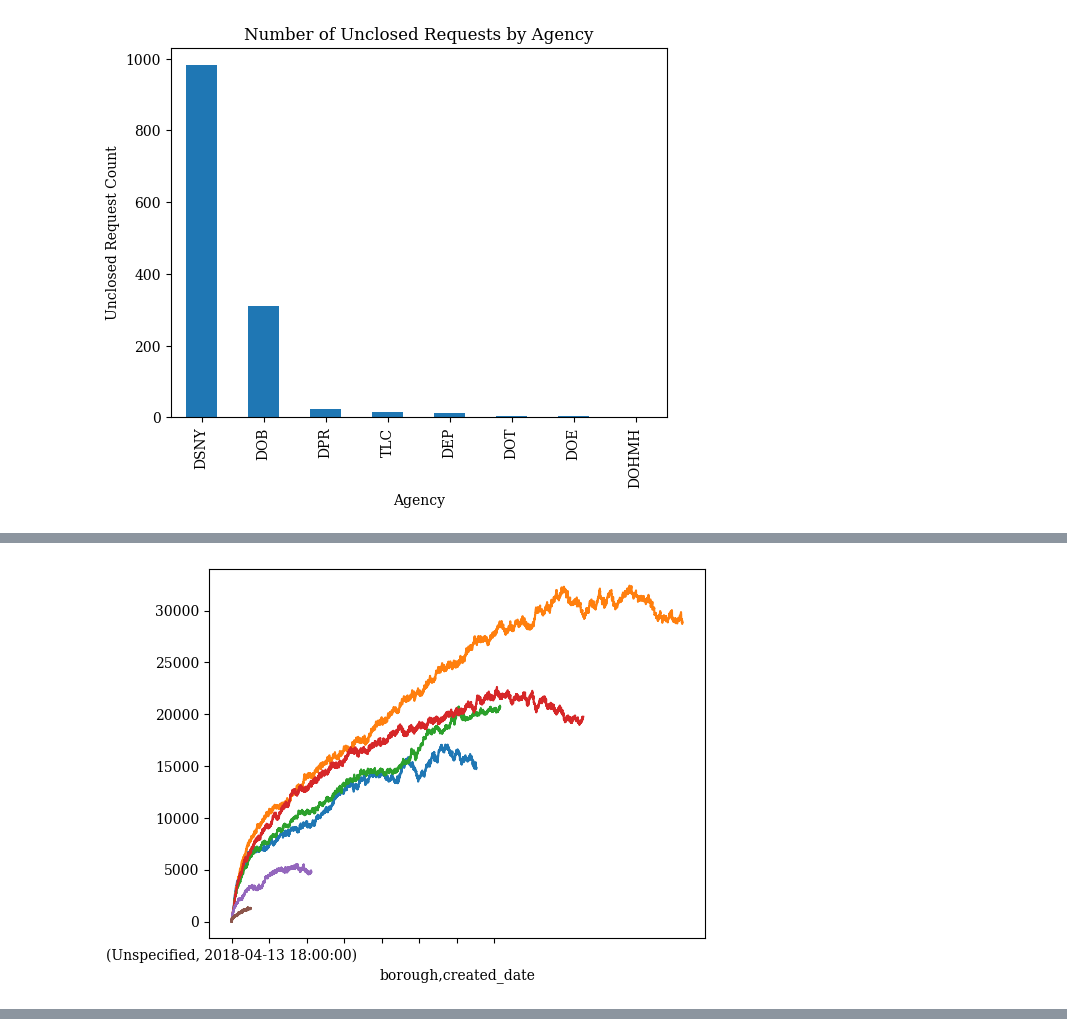
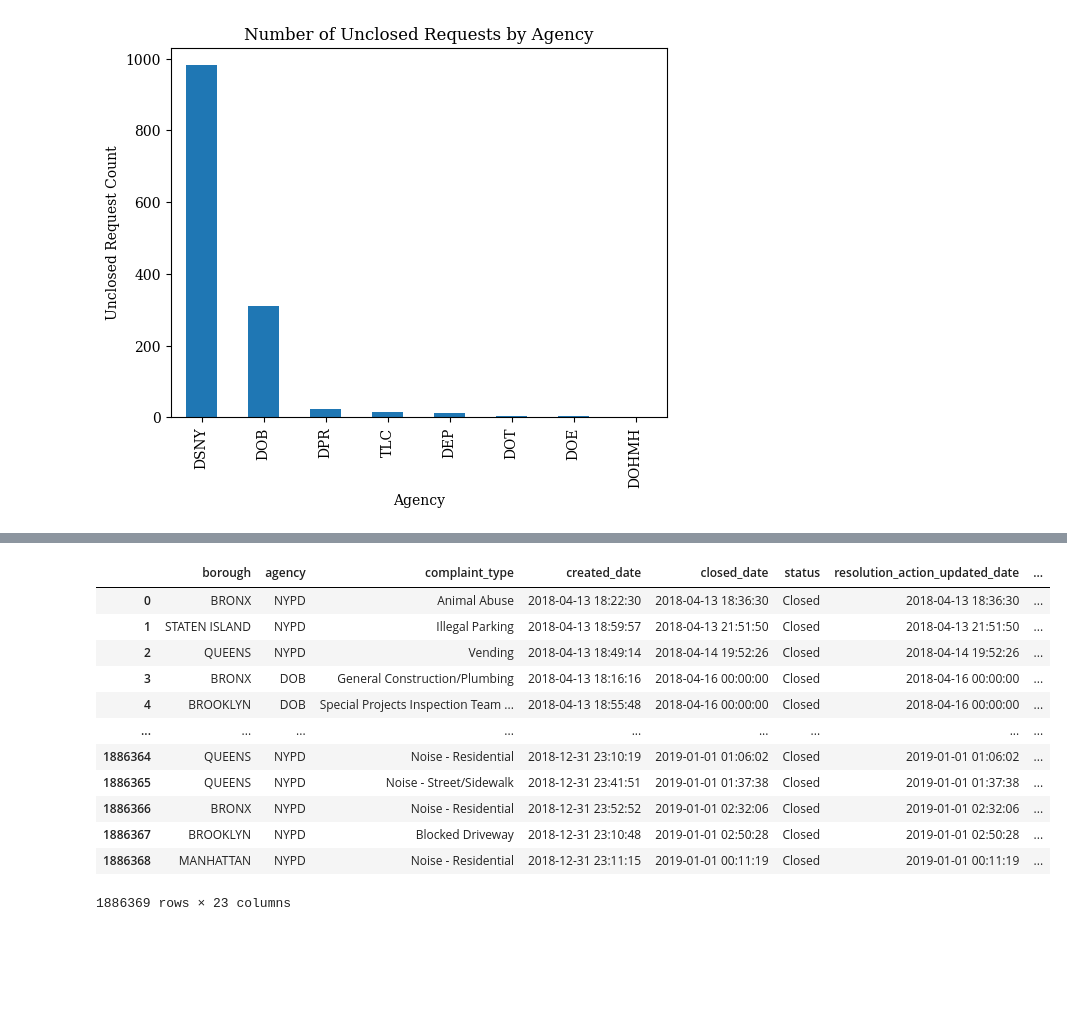
Before and after one commit to jamorr/Capstone, a Jupyter notebook: src/preprocessing.ipynb, the cells around one changed output, grey strips where cells are left out. Drawn from its saved outputs; the diff is of its cells as text; code cells hidden in the pictures; blank space fills up the shorter version.

```diff
--- a/src/preprocessing.ipynb
+++ b/src/preprocessing.ipynb
@@ -186,11 +253,18 @@ def add_open_count_feat(df:pd.DataFrame, features:list[str]):
 # %%
+# calculate number of open requests divided by a powerset of s
+s = ["borough", "agency","complaint_type"]
 try:
-    closed, created = add_open_count_feat(df, ["borough"])
+    for c in chain.from_iterable(combinations(s, r) for r in range(len(s)+1)):
+        if c == ():
+            continue
+        c = list(c)
+        add_open_count_feat(df, c)
 except Exception as e:
     display(df)
-    df.reset_index("borough", inplace=True)
+
+    df.reset_index(c, inplace=True)
     df.reset_index(drop=True,inplace=True)
+
     raise e
-# df
+df
 # %% [output]
-[figure, removed]
@@ -196,0 +288,13 @@ except Exception as e:
+|  | borough | agency | complaint_type | created_date | closed_date | status | resolution_action_updated_date | ... |
+| 0 | BRONX | NYPD | Animal Abuse | 2018-04-13 18:22:30 | 2018-04-13 18:36:30 | Closed | 2018-04-13 18:36:30 | ... |
+| 1 | STATEN ISLAND | NYPD | Illegal Parking | 2018-04-13 18:59:57 | 2018-04-13 21:51:50 | Closed | 2018-04-13 21:51:50 | ... |
+| 2 | QUEENS | NYPD | Vending | 2018-04-13 18:49:14 | 2018-04-14 19:52:26 | Closed | 2018-04-14 19:52:26 | ... |
+| 3 | BRONX | DOB | General Construction/Plumbing | 2018-04-13 18:16:16 | 2018-04-16 00:00:00 | Closed | 2018-04-16 00:00:00 | ... |
+| 4 | BROOKLYN | DOB | Special Projects Inspection Team ... | 2018-04-13 18:55:48 | 2018-04-16 00:00:00 | Closed | 2018-04-16 00:00:00 | ... |
+| ... | ... | ... | ... | ... | ... | ... | ... | ... |
+| 1886364 | QUEENS | NYPD | Noise - Residential | 2018-12-31 23:10:19 | 2019-01-01 01:06:02 | Closed | 2019-01-01 01:06:02 | ... |
+| 1886365 | QUEENS | NYPD | Noise - Street/Sidewalk | 2018-12-31 23:41:51 | 2019-01-01 01:37:38 | Closed | 2019-01-01 01:37:38 | ... |
+| 1886366 | BRONX | NYPD | Noise - Residential | 2018-12-31 23:52:52 | 2019-01-01 02:32:06 | Closed | 2019-01-01 02:32:06 | ... |
+| 1886367 | BROOKLYN | NYPD | Blocked Driveway | 2018-12-31 23:10:48 | 2019-01-01 02:50:28 | Closed | 2019-01-01 02:50:28 | ... |
+| 1886368 | MANHATTAN | NYPD | Noise - Residential | 2018-12-31 23:11:15 | 2019-01-01 00:11:19 | Closed | 2019-01-01 00:11:19 | ... |
+1886369 rows × 23 columns
```
Also changed, not shown: parts of 26 cells of this notebook.
